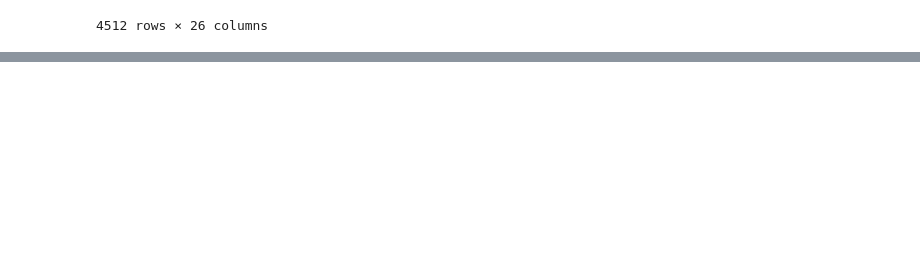
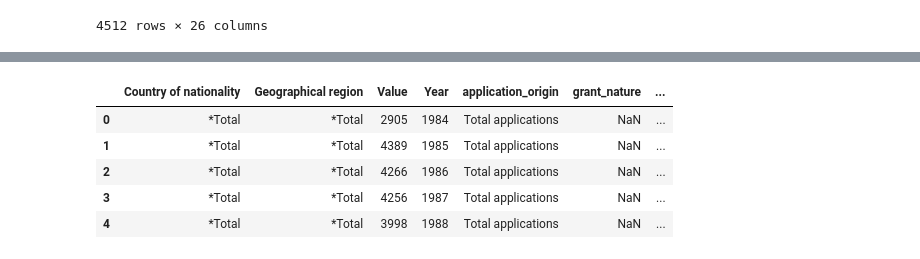
Before and after one commit to GSS-Cogs/HO-entry-visas, a Jupyter notebook: Home Office, Immigration Statistics October to December 2016, Asylum table as 01 q.ipynb, the cells around one changed output, grey strips where cells are left out. Drawn from its saved outputs; the diff is of its cells as text; code cells hidden in the pictures; blank space fills up the shorter version.

```diff
--- a/Home Office, Immigration Statistics October to December 2016, Asylum table as 01 q.ipynb
+++ b/Home Office, Immigration Statistics October to December 2016, Asylum table as 01 q.ipynb
@@ -200,0 +152,8 @@ dtype: object
+# %%
+Final_table['Value'] = Final_table['Value'].astype(int)
+# %%
+Final_table['Year'] = Final_table['Year'].astype(str)
+# %%
+Final_table['Year'] = pd.to_numeric(Final_table['Year'], errors='coerce').fillna(0)
+# %%
+Final_table['Year'] = Final_table['Year'].astype(int)
@@ -200,0 +162,9 @@ dtype: object
+# %%
+Final_table.head()
+# %% [output]
+|  | Country of nationality | Geographical region | Value | Year | application_origin | grant_nature | ... |
+| 0 | *Total | *Total | 2905 | 1984 | Total applications | NaN | ... |
+| 1 | *Total | *Total | 4389 | 1985 | Total applications | NaN | ... |
+| 2 | *Total | *Total | 4266 | 1986 | Total applications | NaN | ... |
+| 3 | *Total | *Total | 4256 | 1987 | Total applications | NaN | ... |
+| 4 | *Total | *Total | 3998 | 1988 | Total applications | NaN | ... |
```
Also changed, not shown: parts of 54 cells of this notebook.
